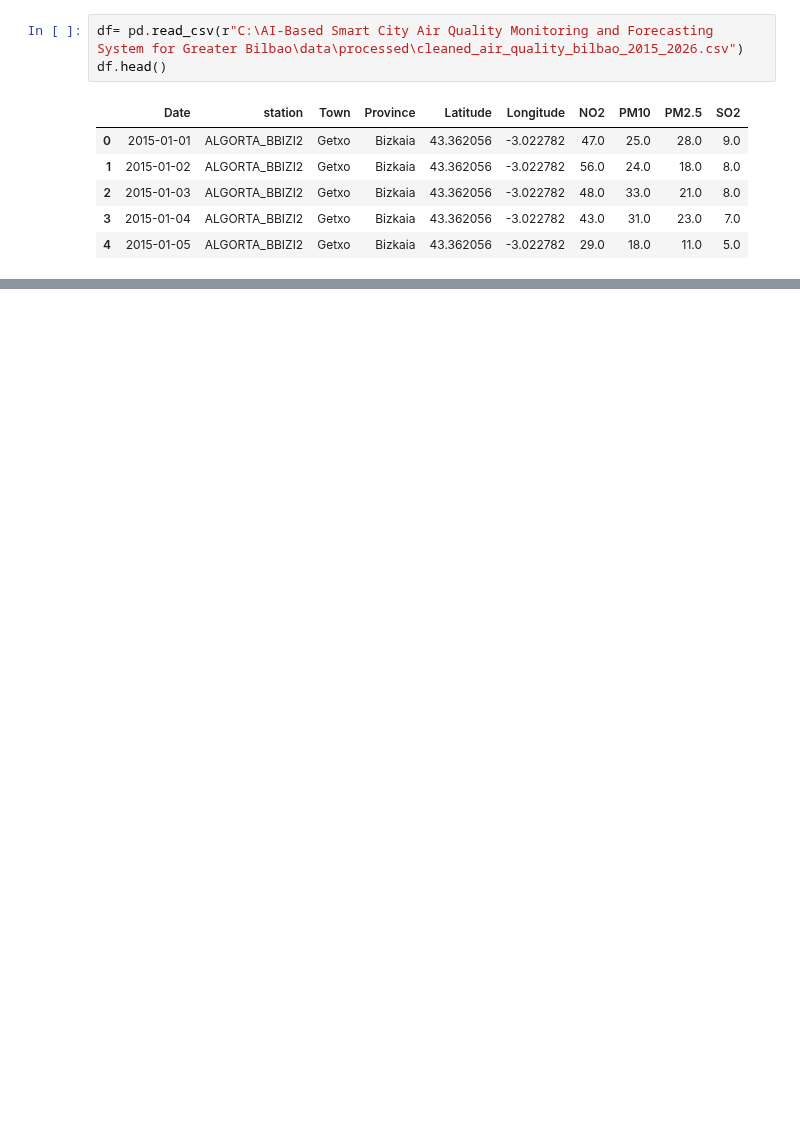
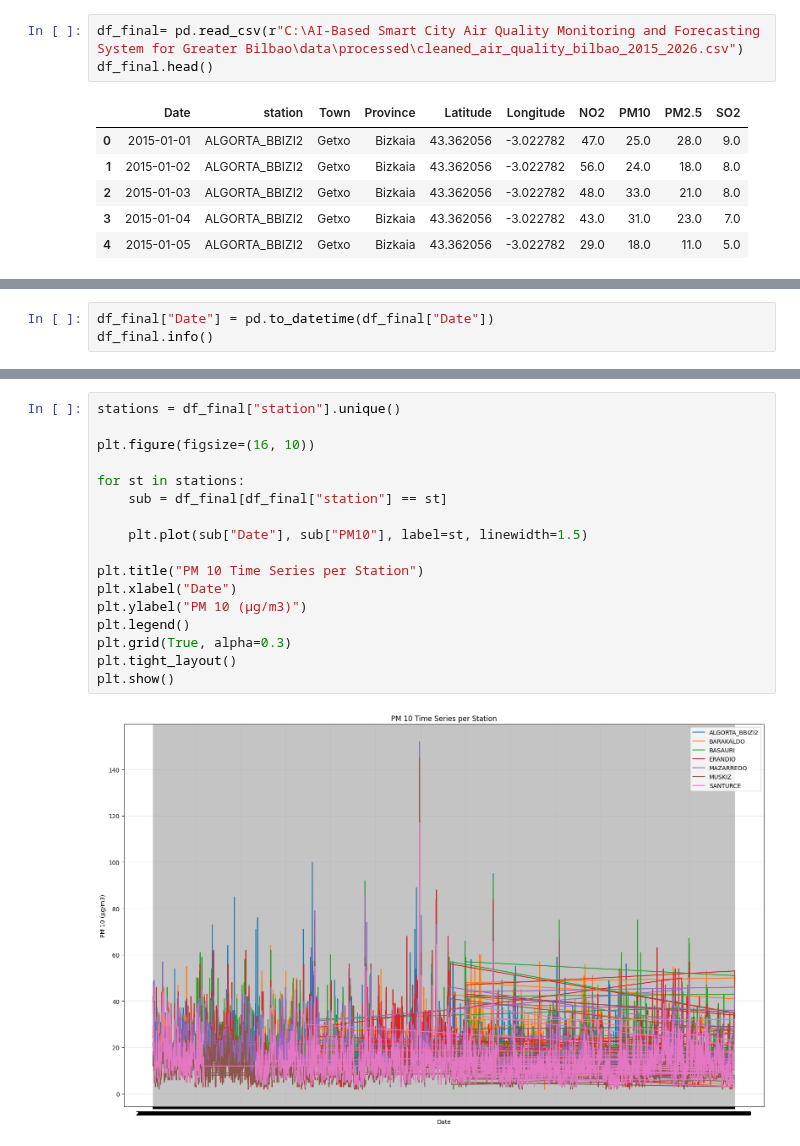
Before and after one commit to armanghazi/AI-Based-Smart-City-Air-Quality-Monitoring-and-Forecasting-System-for-Greater-Bilbao, a Jupyter notebook: notebooks/03_EDA.ipynb, the cells around one changed output, grey strips where cells are left out. Saved outputs shown, nothing was run; the diff lists cells and outputs as text; blank space fills up the shorter version.

```diff
--- a/notebooks/03_EDA.ipynb
+++ b/notebooks/03_EDA.ipynb
@@ -6,6 +6,6 @@
 # %%
-df= pd.read_csv(r"C:\AI-Based Smart City Air Quality Monitoring and Forecasting System for Greater Bilbao\data\processed\cleaned_air_quality_bilbao_2015_2026.csv")
-df.head()
+df_final= pd.read_csv(r"C:\AI-Based Smart City Air Quality Monitoring and Forecasting System for Greater Bilbao\data\processed\cleaned_air_quality_bilbao_2015_2026.csv")
+df_final.head()
 # %% [output]
 |  | Date | station | Town | Province | Latitude | Longitude | NO2 | PM10 | PM2.5 | SO2 |
 | 0 | 2015-01-01 | ALGORTA_BBIZI2 | Getxo | Bizkaia | 43.362056 | -3.022782 | 47.0 | 25.0 | 28.0 | 9.0 |
@@ -15,0 +36,3 @@ df.head()
+# %%
+df_final["Date"] = pd.to_datetime(df_final["Date"])
+df_final.info()
@@ -15,0 +71,19 @@ df.head()
+# %%
+stations = df_final["station"].unique()
+
+plt.figure(figsize=(16, 10))
+
+for st in stations:
+    sub = df_final[df_final["station"] == st]
+
+    plt.plot(sub["Date"], sub["PM10"], label=st, linewidth=1.5)
+
+plt.title("PM 10 Time Series per Station")
+plt.xlabel("Date")
+plt.ylabel("PM 10 (µg/m3)")
+plt.legend()
+plt.grid(True, alpha=0.3)
+plt.tight_layout()
+plt.show()
+# %% [output]
+[figure, added]
```
Also changed, not shown: parts of 6 cells of this notebook.
